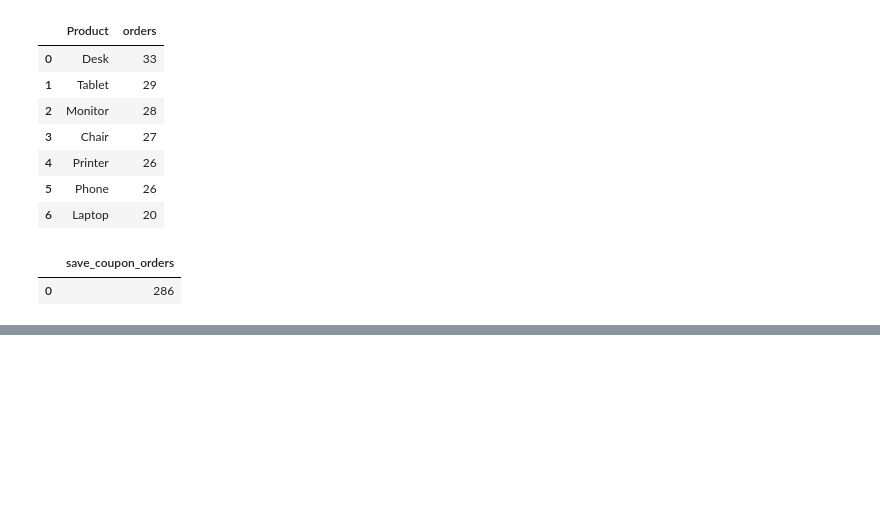
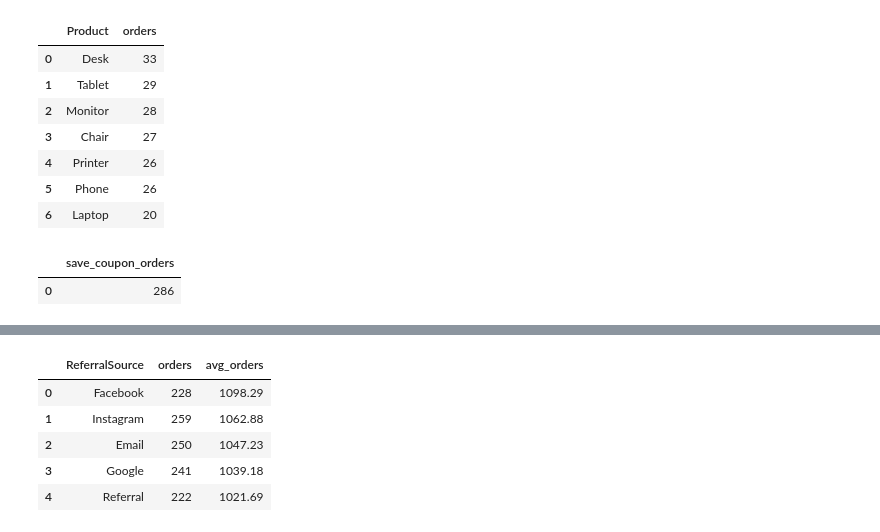
Before and after one commit to nasirali2024ag5310-arch/decodelabs-internship-project3, a Jupyter notebook: SQL_Project3.ipynb, the cells around one changed output, grey strips where cells are left out. Drawn from its saved outputs; the diff is of its cells as text; code cells hidden in the pictures; blank space fills up the shorter version.

```diff
--- a/SQL_Project3.ipynb
+++ b/SQL_Project3.ipynb
@@ -173,0 +258,16 @@ q("""
+# %%
+# Marketing: referral source
+q("""
+    SELECT ReferralSource, COUNT(*) AS orders,
+        ROUND(AVG(TotalPrice), 2)   AS avg_orders
+    FROM orders
+    GROUP BY ReferralSource
+    ORDER BY  avg_orders DESC
+""")
+# %% [output]
+|  | ReferralSource | orders | avg_orders |
+| 0 | Facebook | 228 | 1098.29 |
+| 1 | Instagram | 259 | 1062.88 |
+| 2 | Email | 250 | 1047.23 |
+| 3 | Google | 241 | 1039.18 |
+| 4 | Referral | 222 | 1021.69 |
```
Also changed, not shown: parts of 7 cells of this notebook, 1 other file.
